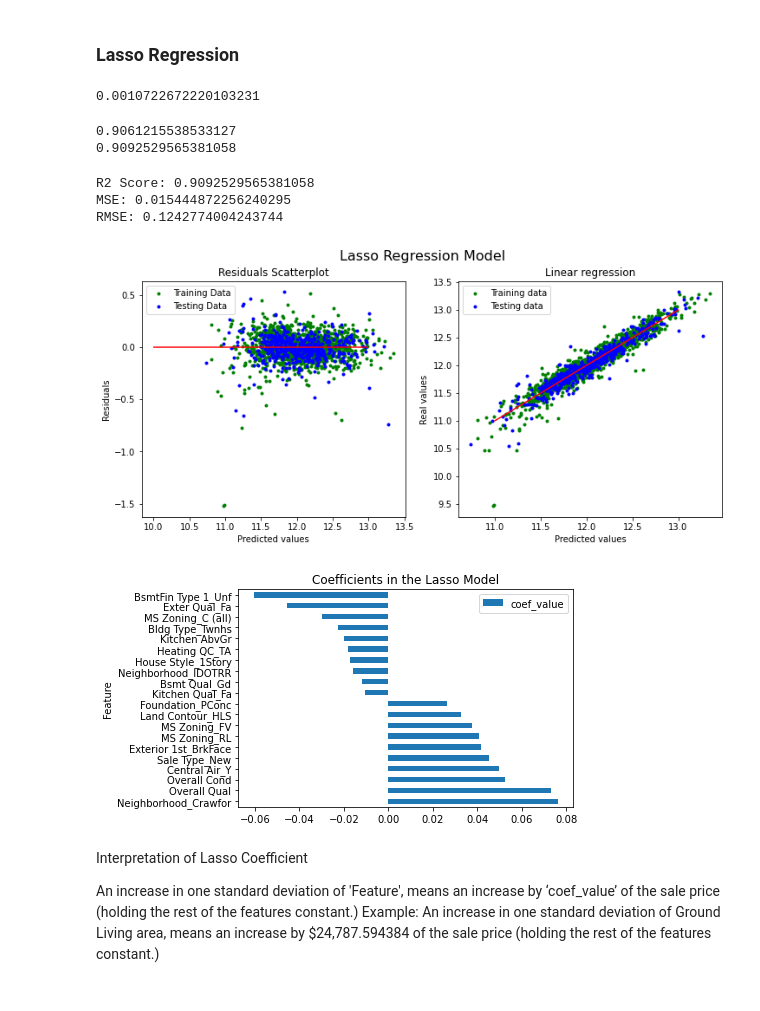
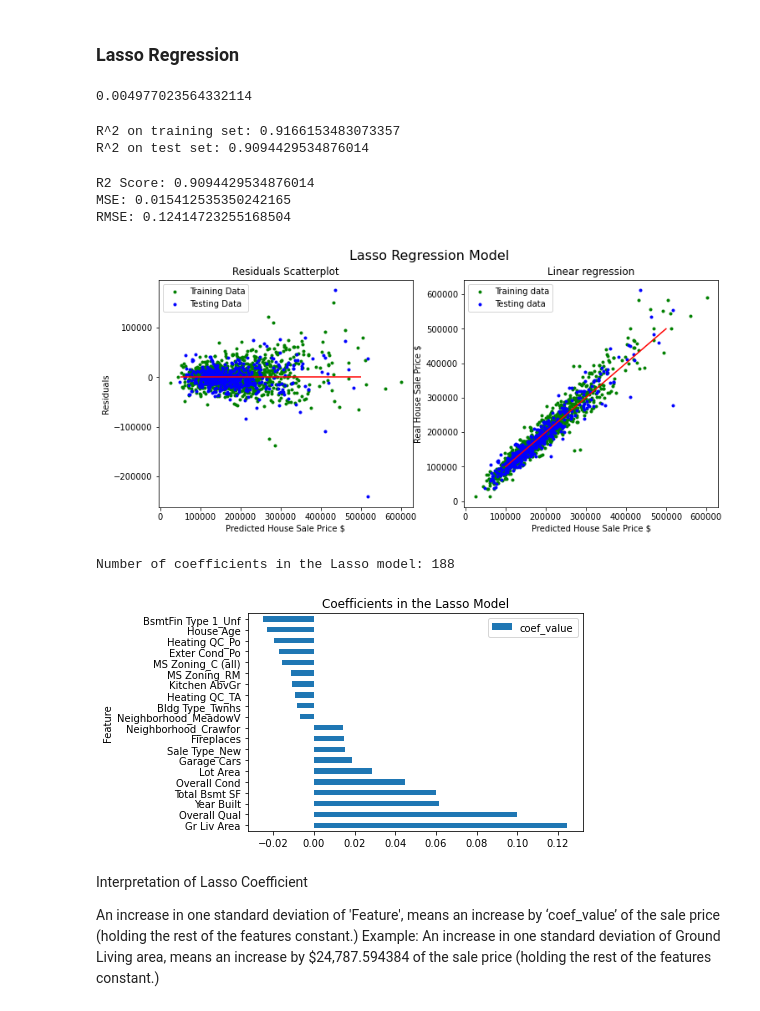
Before and after one commit to AdrianaCh87/Predicting-House-Sale-Price-in-Ames-Iowa, a Jupyter notebook: Code/04_modeling_and_model_evaluation.ipynb, the cells around one changed output. Drawn from its saved outputs; the diff is of its cells as text; code cells hidden in the pictures.

```diff
--- a/Code/04_modeling_and_model_evaluation.ipynb
+++ b/Code/04_modeling_and_model_evaluation.ipynb
@@ -21,18 +21,22 @@ def check_residual(model, model_name, x_train_data, y_train_data, x_test_data, y
 
     # Check residuals for baseline model
     if model== 'Baseline':
-        y_prediction = x_test_data.mean()
+        y_prediction = np.expm1(y_train_data.mean())
         y_predictions = []
         for i in range(0,len(y_test_data)):
             y_predictions.append(y_prediction)
-        residuals = y_test_data - y_predictions
+        residuals = np.expm1(y_test_data) - y_predictions
 
     # Calculate residuals and plot them
     else:
-        train_predictions = model.predict(x_train_data)
+
+        y_train_data = np.expm1(y_train_data)
+        y_test_data= np.expm1(y_test_data)
+
+        train_predictions = np.expm1(model.predict(x_train_data))
         train_residuals = y_train_data - train_predictions
 
-        test_predictions = model.predict(x_test_data)
+        test_predictions = np.expm1(model.predict(x_test_data))
         test_residuals = y_test_data - test_predictions
 
         fig, axes = plt.subplots(1,2, figsize=(12,5))
@@ -41,20 +45,20 @@ def check_residual(model, model_name, x_train_data, y_train_data, x_test_data, y
         ax2 = axes[1]
 
         ax1.set_title('Residuals Scatterplot')
-        ax1.set_xlabel("Predicted values")
+        ax1.set_xlabel("Predicted House Sale Price $")
         ax1.set_ylabel("Residuals")
         ax1.scatter(train_predictions, train_residuals, c = 'green', marker = '.', label = 'Training Data')
         ax1.scatter(test_predictions, test_residuals, c = 'blue', marker = '.', label = 'Testing Data')
         ax1.legend()
-        ax1.hlines(y=0, xmin=10, xmax=13, color = 'red')
+        ax1.hlines(y=0, xmin=50_000, xmax=500_000, color = 'red')
 
         ax2.set_title("Linear regression")
-        ax2.set_xlabel("Predicted values")
-        ax2.set_ylabel("Real values")
+        ax2.set_xlabel("Predicted House Sale Price $")
+        ax2.set_ylabel("Real House Sale Price $")
         ax2.scatter(train_predictions, y_train_data, c = 'green', marker = '.', label = "Training data")
         ax2.scatter(test_predictions, y_test_data, c = 'blue', marker = '.', label = "Testing data")
         ax2.legend()
-        ax2.plot([11, 13], [11, 13], c = "red")
+        ax2.plot([100_000, 500_000], [100_000, 500_000], c = "red")
 
         plt.show()
 
@@ -238,42 +271,52 @@ X_train, X_test, y_train, y_test = train_test_split(X, y, random_state=42)
+# %%
+X_train_l, X_test_l, y_train_l, y_test_l = train_test_split(X, y, random_state=42)
+
+# Scale data
+ss = StandardScaler()
+Xs_train_l = ss.fit_transform(X_train_l)
+Xs_test_l = ss.transform(X_test_l)
 # %%
 l_alphas = np.logspace(-3, 0, 100)
 
 lasso_cv = LassoCV(alphas=l_alphas, cv=5, max_iter=50000)
 
-lasso_cv.fit(X_train, y_train);
+lasso_cv.fit(Xs_train_l, y_train_l);
 # %%
 lasso_cv.alpha_
 # %% [output]
-0.0010722672220103231
+0.004977023564332114
-# %%
-print(lasso_cv.score(X_train, y_train))
-print(lasso_cv.score(X_test, y_test))
-# %% [output]
-0.9061215538533127
-0.9092529565381058
+# %%
+print('R^2 on training set:', lasso_cv.score(Xs_train_l, y_train_l))
+print('R^2 on test set:', lasso_cv.score(Xs_test_l, y_test_l))
+# %% [output]
+R^2 on training set: 0.9166153483073357
+R^2 on test set: 0.9094429534876014
 # %%
-evaluate_model(lasso_cv, X_test, y_test)
+evaluate_model(lasso_cv, Xs_test_l, y_test_l)
 # %% [output]
-R2 Score: 0.9092529565381058
-MSE: 0.015444872256240295
-RMSE: 0.1242774004243744
+R2 Score: 0.9094429534876014
+MSE: 0.015412535350242165
+RMSE: 0.12414723255168504
 # %%
-check_residual(lasso_cv, 'Lasso Regression', X_train, y_train, X_test, y_test)
+check_residual(lasso_cv, 'Lasso Regression', Xs_train_l, y_train_l, Xs_test_l, y_test_l)
 # %% [output]
-[figure, old version]
+[figure, new version]
 # %%
 lasso_coefficients = pd.DataFrame({
                         'Feature': X.columns,
                         'coef_value': lasso_cv.coef_
                     }).set_index('Feature').sort_values('coef_value', ascending=False)
 
+print(f'Number of coefficients in the Lasso model: {lasso_coefficients.shape[0]}')
+
 lasso_coefficients_summary = pd.concat([lasso_coefficients.head(10),
                      lasso_coefficients.tail(10)])
 lasso_coefficients_summary.plot(kind = "barh")
 plt.title("Coefficients in the Lasso Model")
 plt.show()
 # %% [output]
+Number of coefficients in the Lasso model: 188
-[figure, old version]
+[figure, new version]
 # %% [markdown]
 Interpretation of Lasso Coefficient
 
```
Also changed, not shown: parts of 26 cells of this notebook, 13 other files.
